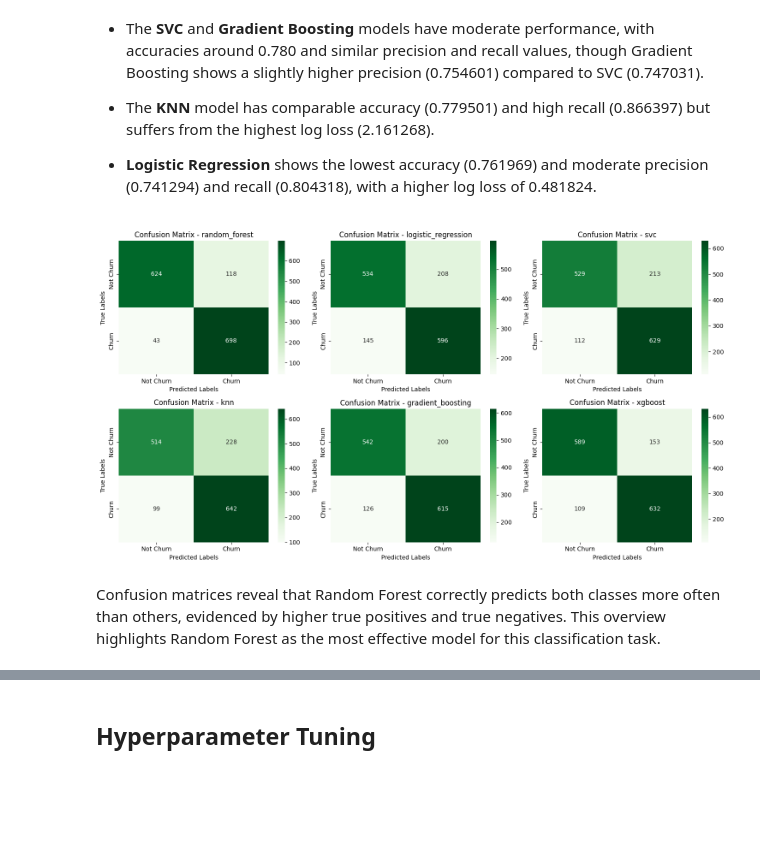
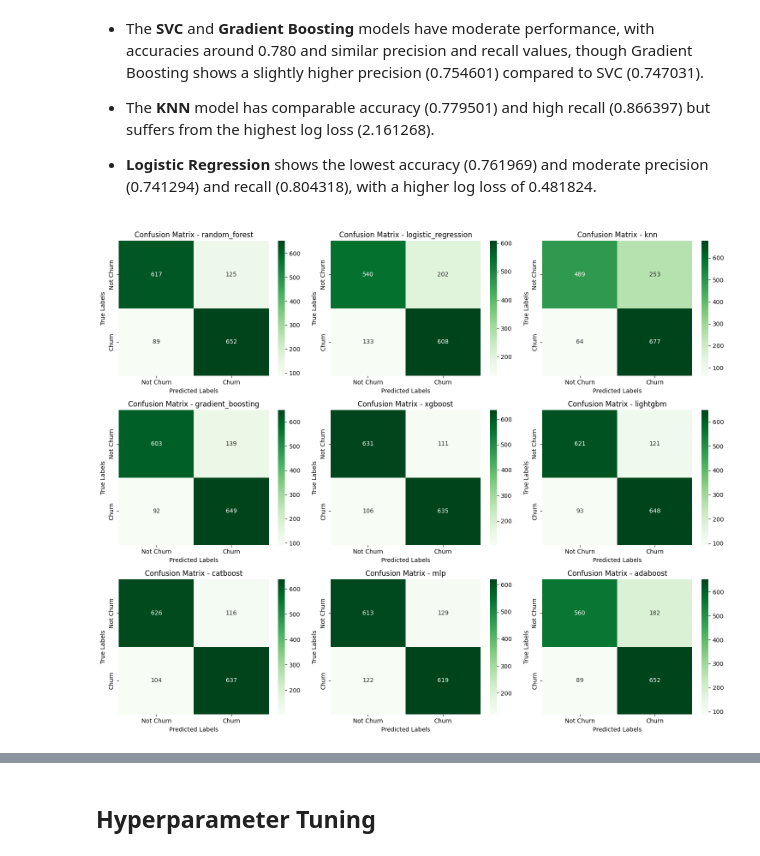
Before and after one commit to elishastanley/Churn-Prediction-Enhancing-Retention-with-Machine-Learning, a Jupyter notebook: Notebooks/main.ipynb, the cells around one changed output, grey strips where cells are left out. Drawn from its saved outputs; the diff is of its cells as text; code cells hidden in the pictures; blank space fills up the shorter version.

Commit message:
New  models, SMOTE Scaling

```diff
--- a/Notebooks/main.ipynb
+++ b/Notebooks/main.ipynb
@@ -723,24 +751,28 @@ preprocessor = ColumnTransformer(
 models = {
     'random_forest': RandomForestClassifier(random_state=42),
     'logistic_regression': LogisticRegression(max_iter=1000, random_state=42),
-    'svc': SVC(random_state=42),
     'knn': KNeighborsClassifier(),
     'gradient_boosting': GradientBoostingClassifier(random_state=42),
-    'xgboost': XGBClassifier(random_state=42, use_label_encoder=False, eval_metric="logloss")
+    'xgboost': XGBClassifier(random_state=42, use_label_encoder=False, eval_metric="logloss"),
+    'lightgbm': lgb.LGBMClassifier(random_state=42),
+    'catboost': cb.CatBoostClassifier(random_state=42, verbose=0),
+    'mlp': MLPClassifier(random_state=42, max_iter=1000),
+    'adaboost': AdaBoostClassifier(random_state=42)
 }
-# %%
-# Splitting the data into training and validation sets
-X_train, X_val, y_train, y_val = train_test_split(X, y, test_size=0.2, random_state=42, stratify=y)
+# %%
+# Initializing KFold cross-validation with 5 folds
+kf = KFold(n_splits=5, shuffle=True, random_state=42)
 # %%
 # Model Selection with HalvingGridSearchCV
 grid_searches = {}
 for model_name, model in models.items():
     pipeline = Pipeline(
-        steps=[('preprocessor', preprocessor),
-               ('model', model)])
+        steps=[
+               ('model', model)
+               ])
 
     # Halving Grid Search with Automatic Resource Detection
-    grid_search = HalvingGridSearchCV(pipeline, {}, cv=5, factor=2, scoring='accuracy', n_jobs=-1)
+    grid_search = HalvingGridSearchCV(pipeline, {}, cv=kf, factor=2, scoring='accuracy', n_jobs=-1)
 
     # Fitting the model
     grid_search.fit(X_train, y_train)
@@ -813,25 +840,29 @@ Model Evaluation Scores:
 
 - **Logistic Regression** shows the lowest accuracy (0.761969) and moderate precision (0.741294) and recall (0.804318), with a higher log loss of 0.481824.
 # %%
-def plot_confusion_matrices(df_scores, figsize=(15, 8), ncols=3):
-    nrows = int(np.ceil(len(df_scores.columns) / ncols))
+def plot_confusion_matrices(df_scores, figsize=(15, 12), ncols=3):
+    nrows = int(np.ceil(len(df_scores) / ncols))
     fig, axes = plt.subplots(nrows, ncols, figsize=figsize)
+
     for i, (model_name, row) in enumerate(df_scores.iterrows()):
         conf_matrix = row['confusion_matrix']
         ax = axes.flat[i]
         sns.heatmap(conf_matrix, annot=True, fmt="d", cmap='Greens',
                     xticklabels=['Not Churn', 'Churn'], yticklabels=['Not Churn', 'Churn'], ax=ax)
         ax.set_xlabel('Predicted Labels')
         ax.set_ylabel('True Labels')
         ax.set_title(f'Confusion Matrix - {model_name}')
+
+    # Hide any unused subplots
+    for i in range(len(df_scores), nrows * ncols):
+        fig.delaxes(axes.flat[i])
+
     if nrows > 1 and ncols > 1:
         plt.tight_layout()
     plt.show()
 
 plot_confusion_matrices(df_scores)
 # %% [output]
-[figure, old version]
+[figure, new version]
-# %% [markdown]
-Confusion matrices reveal that Random Forest correctly predicts both classes more often than others, evidenced by higher true positives and true negatives. This overview highlights Random Forest as the most effective model for this classification task.
 # %%
 # ROC curve for each model
```
Also changed, not shown: parts of 27 cells of this notebook, 7 other files.
